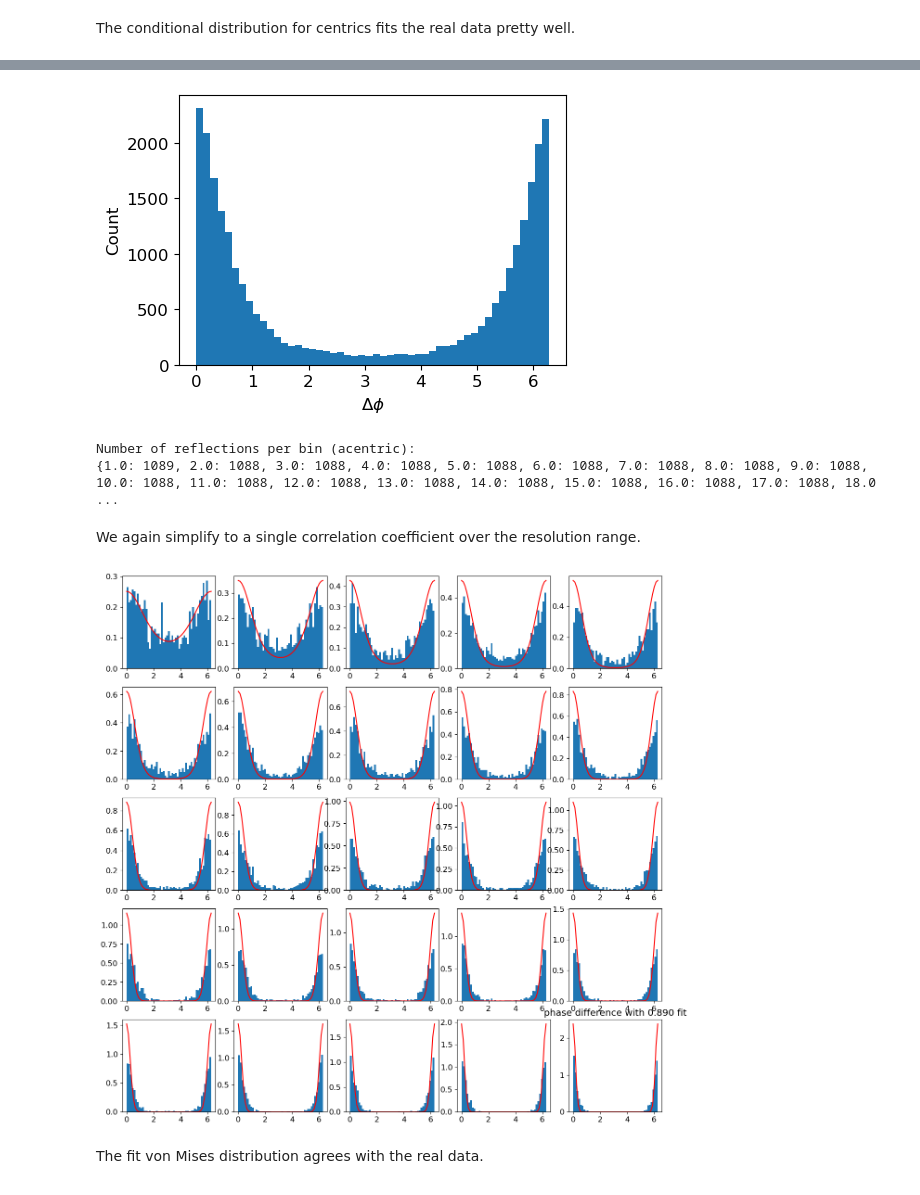
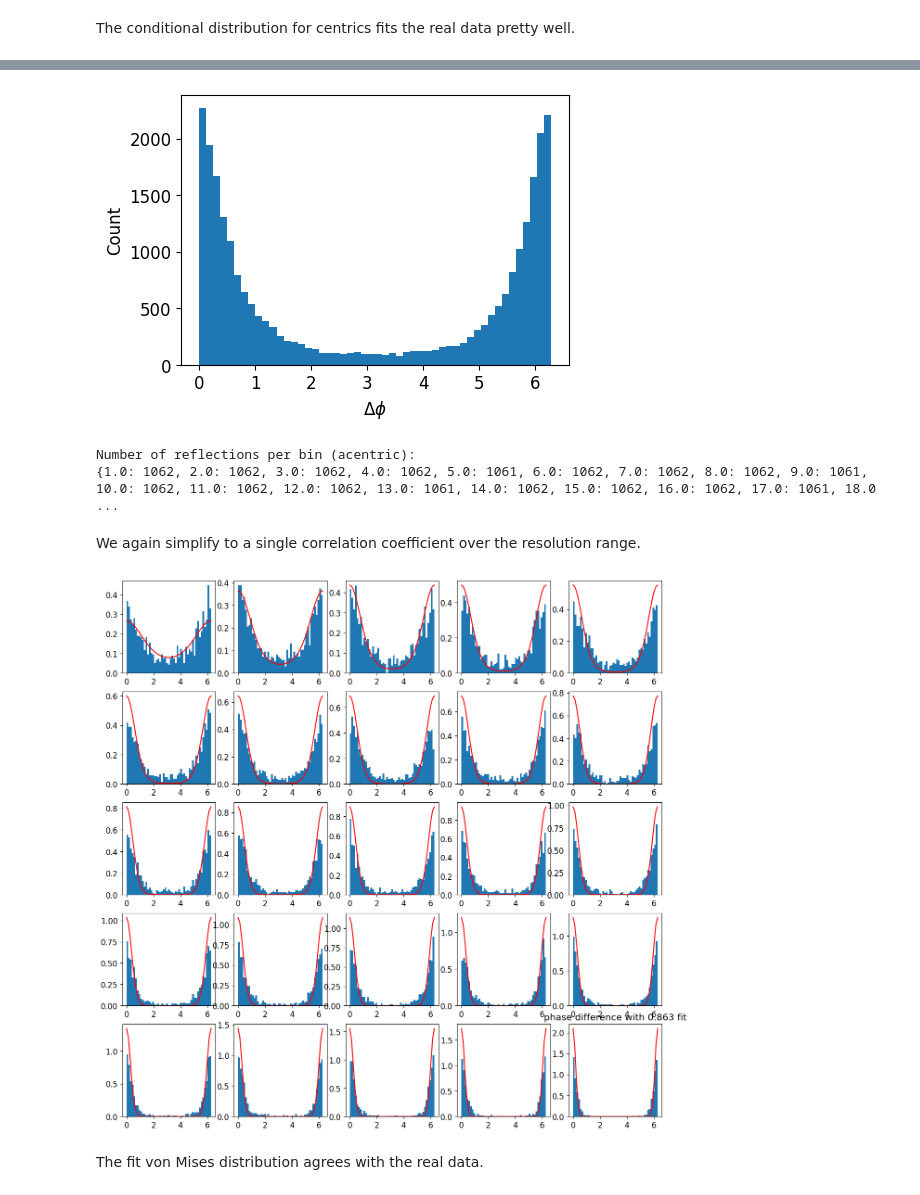
Before and after one commit to Hekstra-Lab/dw, a Jupyter notebook: 3_Fitting_DW_to_paired_data-fig_1.ipynb, the cells around one changed output, grey strips where cells are left out. Saved outputs shown, nothing was run; the diff lists cells and outputs as text; code cells hidden in the pictures.

```diff
--- a/3_Fitting_DW_to_paired_data-fig_1.ipynb
+++ b/3_Fitting_DW_to_paired_data-fig_1.ipynb
@@ -40,12 +42,11 @@ Autosaving every 300 seconds
 path="double_wilson_data/"    # Unix
 fig_dir = "results_figs/"
 data_set_pairs = {0:("5kvx_phases", "5kw3_phases"),\
-                  2:("3pyp_phases", "1nwz_phases"),\
-                  5:("4kjk_phases", "4kjj_phases", "4pst_phases", "4pss_phases"),\
-                  7:("NECAT_PTP1B_RT_SAD/7rin_phases", "NECAT_PTP1B_RT_SAD/7mm1_phases")}
-# data_set_pairs = [("4eul_phases", "GFP_1.37A", "off", "on", "GFP_SSRL_refine_54_final")]
+                  1:("3pyp_phases", "1nwz_phases"),\
+                  2:("4kjk_phases", "4kjj_phases", "4pst_phases", "4pss_phases"),\
+                  3:("NECAT_PTP1B_RT_SAD/7rin_phases", "NECAT_PTP1B_RT_SAD/7mm1_phases")}
 
-example=5 #0,2,5,7 good;    # 1: no common phase origin; 4: different phase keys
+example=0
 ix1 = 0
 ix2 = 1
 mtz1 = data_set_pairs[example][ix1] # omit .mtz
@@ -234,9 +203,9 @@ plt.figure(figsize=(16,16))
 x=np.linspace(0,3,100)
 for i in range(1,nbin+1):
     plt.subplot(5,5,i)
-    rho = np.amin([a,0.98])          # a guess of the corr coef between data sets
-    r1  = rho*bin_means_acentric[i]  # conditional exp value of E1 given E2
-    cond_var = 0.5*(1-rho**2)        # conditional variance  of E1 given E2
+    r = np.amin([a,0.98])          # a guess of the corr coef between data sets
+    r1  = r*bin_means_acentric[i]  # conditional exp value of E1 given E2
+    cond_var = 0.5*(1-r**2)        # conditional variance  of E1 given E2
 #
     plt.hist(ds1_2.loc[(ds1_2["EP_1_bin"]==i) & ds1_2_acentric, EP2_label],np.linspace(0,5,50),density=True)
     plt.plot(x, rice.pdf(x, r1/np.sqrt(cond_var), scale=np.sqrt(cond_var)),'r-')
@@ -257,7 +226,7 @@ The conditional distribution for acentrics fits the real data pretty well. Let's
 plt.figure(figsize=(16,4))
 x=np.linspace(0,3,100)
 counter = 0
-for i in [1, 13, 24]:
+for i in [1, 13, 23]:
     counter += 1             # for illustration purposes.
     plt.subplot(1,3,counter) # for illustration purposes.
     r_DW = np.amin([a,0.98])
@@ -271,8 +240,6 @@ for i in [1, 13, 24]:
 
 #    to illustrate the idea of Rice interpolating between Wilson and delta function:
     plt.plot(bin_means_acentric[i]*np.asarray([1, 1]),yl,'k-')
-#     plt.plot(rice.mean(0,scale=1/np.sqrt(2))*np.asarray([1,1]),yl,'b-')
-#     plt.plot(rice.mean(r1/np.sqrt(cond_var),scale=np.sqrt(cond_var))*np.asarray([1,1]),yl,'r:')
     xl=[0,3] #plt.xlim()
     plt.text(2.1,0.9*yl[1],f"<E1> = {bin_means_acentric[i]:.2f}",size=10)
     plt.xlim(xl)
@@ -292,9 +259,9 @@ plt.figure(figsize=(15,15))
 x=np.linspace(0,3,100)
 for i in range(1,nbin+1):
     plt.subplot(5,5,i)
-    rho = np.amin([a,0.98])          # a guess of the corr coef between data sets
-    r1  = rho*bin_means_centric[i]   # conditional exp value of E1 given E2
-    cond_var = (1-rho**2)            # conditional variance  of E1 given E2
+    r = np.amin([a,0.98])          # a guess of the corr coef between data sets
+    r1  = r*bin_means_centric[i]   # conditional exp value of E1 given E2
+    cond_var = (1-r**2)            # conditional variance  of E1 given E2
 #
     plt.hist(ds1_2.loc[(ds1_2["EP_1_bin"]==i) & ds1_2_centric,EP2_label],np.linspace(0,5,20),density=True)
     plt.plot(x, foldnorm.pdf(x, r1/np.sqrt(cond_var), scale=np.sqrt(cond_var)),'r-')
@@ -371,7 +336,7 @@ plt.xlabel(r"$\Delta\phi$")
 plt.ylabel('Count')
 plt.show()
 # %% [output]
-[figure, old version]
+[figure, new version]
 # %%
 cdf_bins = np.linspace(0,100,nbin+1)
 
@@ -391,27 +356,27 @@ print(temp)
 bin_means_12_acentric = ds1_2[ds1_2_acentric].groupby("EP1_EP2_bin")["EP1_EP2"].mean()
 # %% [output]
 Number of reflections per bin (acentric):
-{1.0: 1089, 2.0: 1088, 3.0: 1088, 4.0: 1088, 5.0: 1088, 6.0: 1088, 7.0: 1088, 8.0: 1088, 9.0: 1088, 10.0: 1088, 11.0: 1088, 12.0: 1088, 13.0: 1088, 14.0: 1088, 15.0: 1088, 16.0: 1088, 17.0: 1088, 18.0 ...
+{1.0: 1062, 2.0: 1062, 3.0: 1062, 4.0: 1062, 5.0: 1061, 6.0: 1062, 7.0: 1062, 8.0: 1062, 9.0: 1061, 10.0: 1062, 11.0: 1062, 12.0: 1062, 13.0: 1061, 14.0: 1062, 15.0: 1062, 16.0: 1062, 17.0: 1061, 18.0 ...
 # %% [markdown]
 We again simplify to a single correlation coefficient over the resolution range.
 # %%
 # for acentrics:
 plt.figure(figsize=(15,15))
 x = np.linspace(0,2*np.pi,50)
 for i in range(1,nbin+1):
     plt.subplot(5,5,i)
-    rho = np.amin([a,0.98])
-    cond_var = 0.5*(1-rho**2)          # conditional variance  of E1 given E2
+    r = np.amin([a,0.98])
+    cond_var = 0.5*(1-r**2)          # conditional variance  of E1 given E2
 #
     plt.hist(ds1_2.loc[(ds1_2["EP_1_bin"]==i) & ds1_2_acentric, "DeltaPHIC"],np.linspace(0,2*np.pi,50),density=True)
     plt.plot(x, vonmises.pdf(x, bin_means_12_acentric[i]/cond_var),'r-')
-plt.title(f"phase difference with {rho:.3f} fit")
+plt.title(f"phase difference with {r:.3f} fit")
 
 plt.savefig(fig_dir + \
             os.path.basename(data_set_pairs[example][ix1]) + "_" + \
             os.path.basename(data_set_pairs[example][ix2]) + "_acentric_phase_diff_histogram.svg")
 plt.show()
 # %% [output]
-[figure, old version]
+[figure, new version]
 # %% [markdown]
 The fit von Mises distribution agrees with the real data.
```
Also changed, not shown: parts of 27 cells of this notebook, 11 other files.
